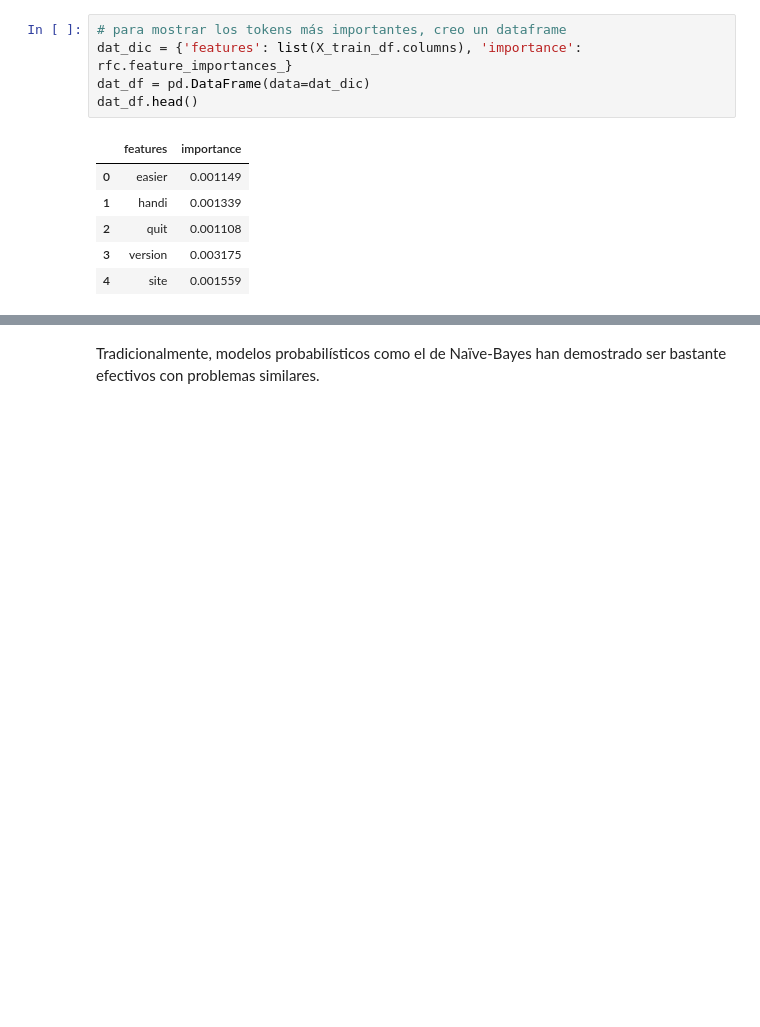
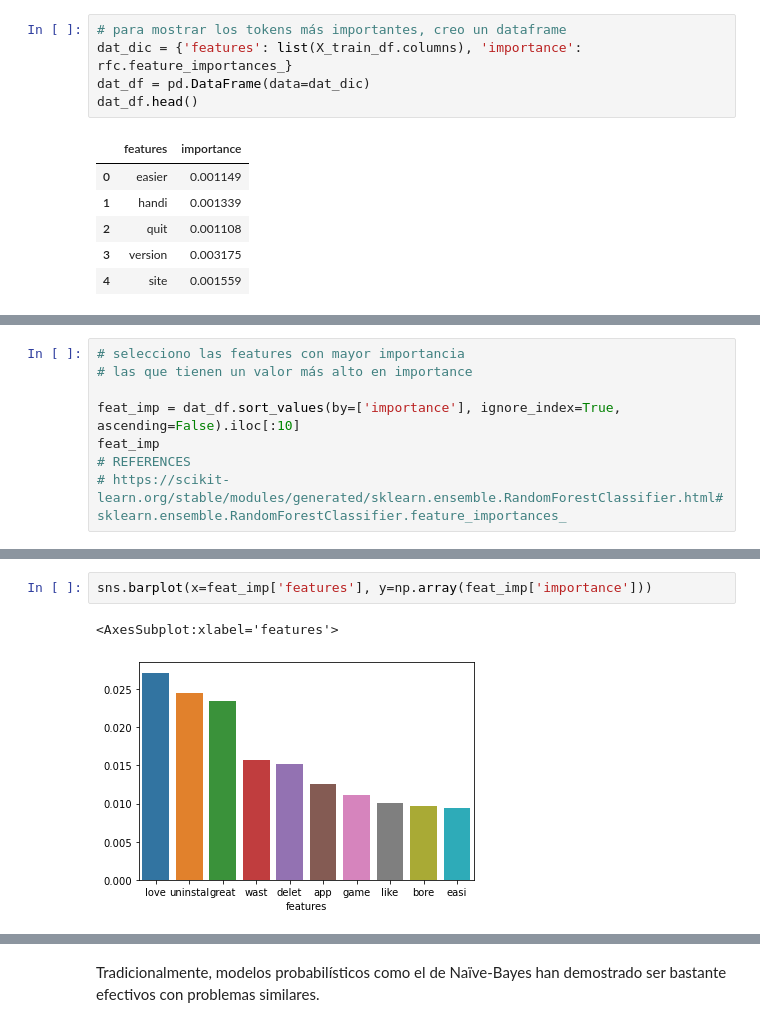
Before and after one commit to angelbujalance/MAME_PEC, a Jupyter notebook: 20221_M2.855_PEC3_Enunciado.ipynb, the cells around one changed output, grey strips where cells are left out. Saved outputs shown, nothing was run; the diff lists cells and outputs as text; blank space fills up the shorter version.

```diff
--- a/20221_M2.855_PEC3_Enunciado.ipynb
+++ b/20221_M2.855_PEC3_Enunciado.ipynb
@@ -1490,0 +1472,8 @@ dat_df.head()
+# %%
+# selecciono las features con mayor importancia
+# las que tienen un valor más alto en importance
+
+feat_imp = dat_df.sort_values(by=['importance'], ignore_index=True, ascending=False).iloc[:10]
+feat_imp
+# REFERENCES
+# https://scikit-learn.org/stable/modules/generated/sklearn.ensemble.RandomForestClassifier.html#sklearn.ensemble.RandomForestClassifier.feature_importances_
@@ -1490,0 +1492,5 @@ dat_df.head()
+# %%
+sns.barplot(x=feat_imp['features'], y=np.array(feat_imp['importance']))
+# %% [output]
+<AxesSubplot:xlabel='features'>
+[figure, added]
```
Also changed, not shown: parts of 6 cells of this notebook.
